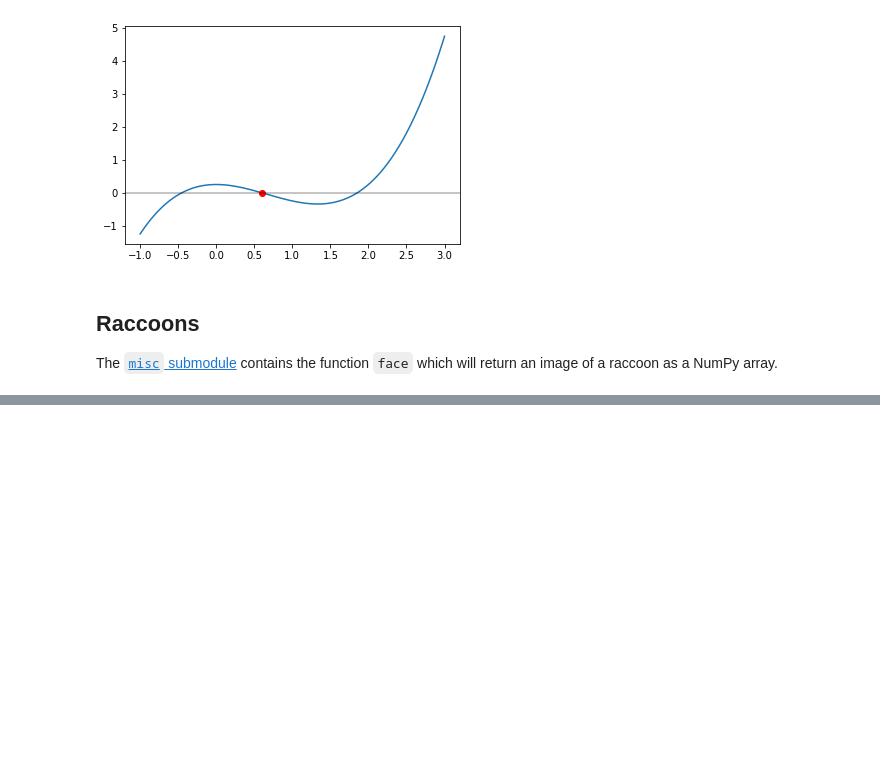
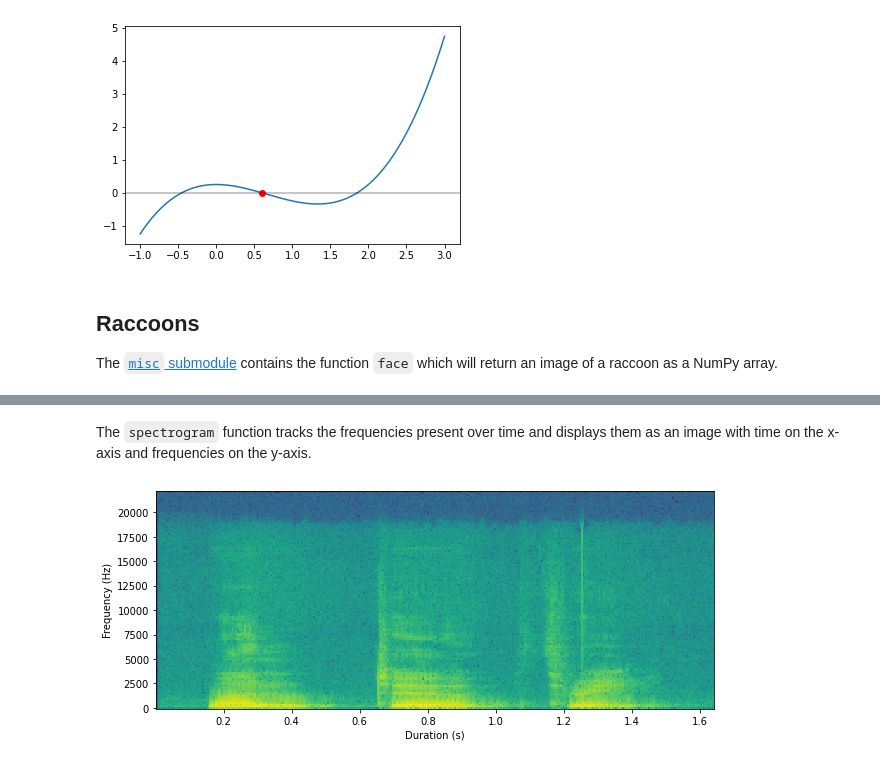
Before and after one commit to nnebbe/lectures_2022, a Jupyter notebook: Lecture_10_SciPy/lecture.ipynb, the cells around one changed output, grey strips where cells are left out. Cells and saved outputs as stored; diff of their text form; code cells hidden in the pictures; blank space fills up the shorter version.

```diff
--- a/Lecture_10_SciPy/lecture.ipynb
+++ b/Lecture_10_SciPy/lecture.ipynb
@@ -488,0 +563,15 @@ plt.show()
+# %% [markdown]
+
+
+
+The `spectrogram` function tracks the frequencies present over time and displays them as an image with time on the x-axis and frequencies on the y-axis.
+# %%
+freqs, time, spec = signal.spectrogram(audio, fs=rate)
+
+plt.figure(figsize=(10, 4))
+plt.pcolormesh(time, freqs, np.log(spec))
+plt.xlabel('Duration (s)')
+plt.ylabel('Frequency (Hz)')
+plt.show()
+# %% [output]
+[figure, added]
```
Also changed, not shown: parts of 25 cells of this notebook.
